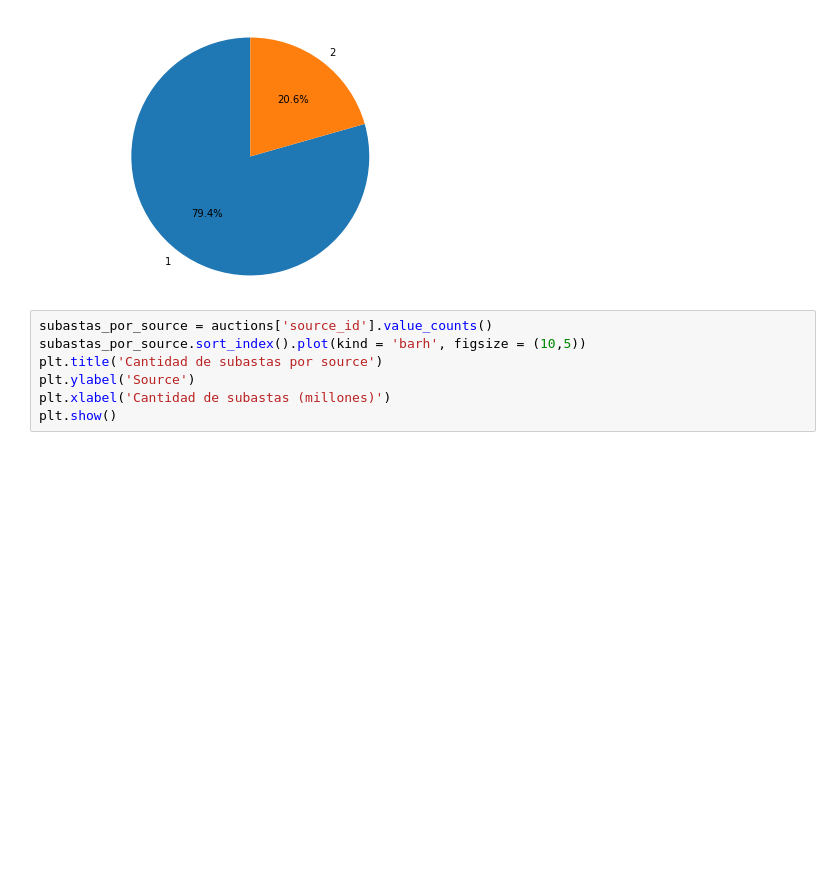
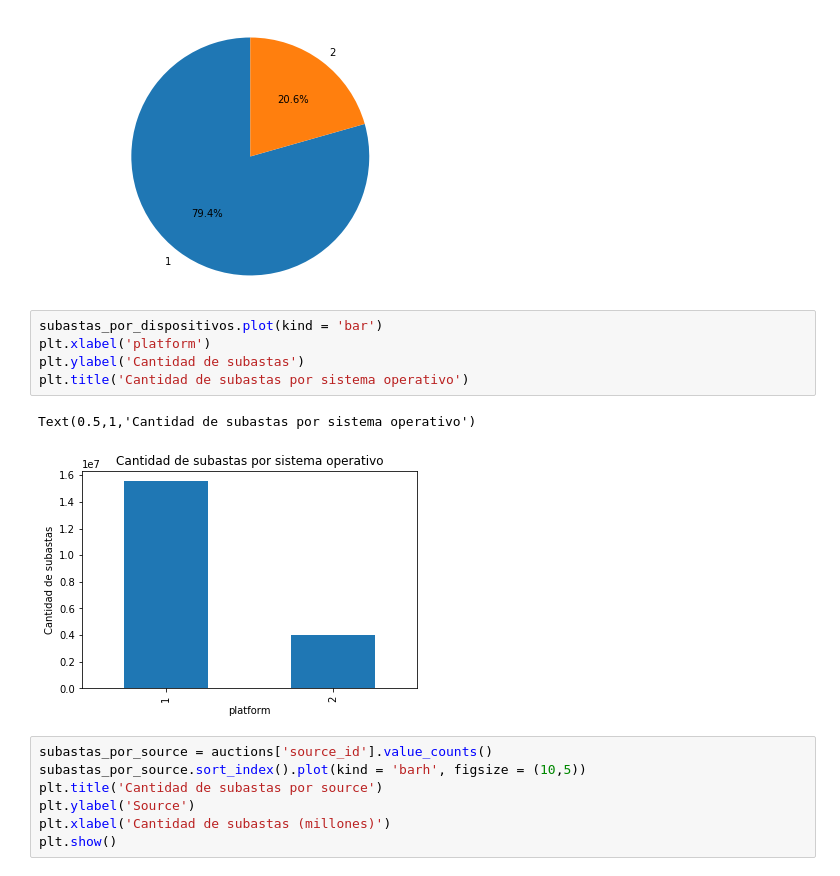
Before and after one commit to shizus/7506-1c2019, a Jupyter notebook: scripts/auctions.ipynb, the cells around one changed output. Saved outputs shown, nothing was run; the diff lists cells and outputs as text; blank space fills up the shorter version.

```diff
--- a/scripts/auctions.ipynb
+++ b/scripts/auctions.ipynb
@@ -133,6 +188,14 @@ plt.tight_layout()
 plt.show()
 # %% [output]
 [figure]
+# %%
+subastas_por_dispositivos.plot(kind = 'bar')
+plt.xlabel('platform')
+plt.ylabel('Cantidad de subastas')
+plt.title('Cantidad de subastas por sistema operativo')
+# %% [output]
+Text(0.5,1,'Cantidad de subastas por sistema operativo')
+[figure, added]
 # %%
 subastas_por_source = auctions['source_id'].value_counts()
 subastas_por_source.sort_index().plot(kind = 'barh', figsize = (10,5))
```
Also changed, not shown: parts of 4 cells of this notebook.
